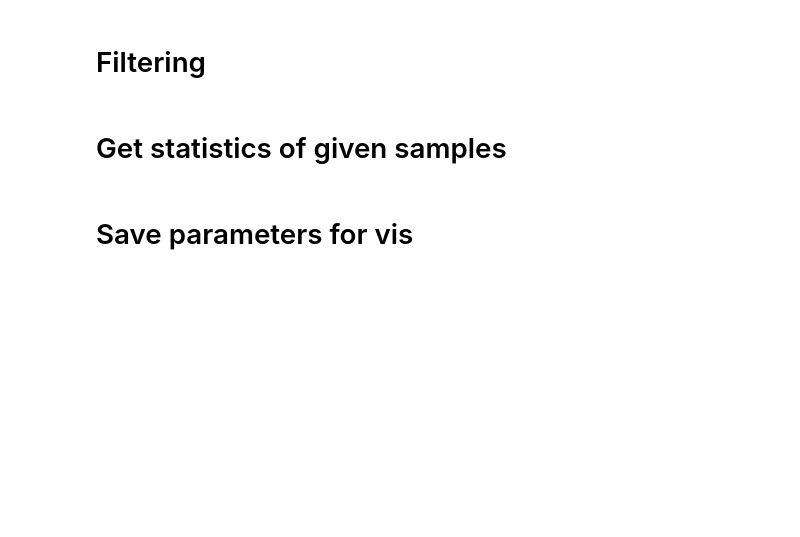
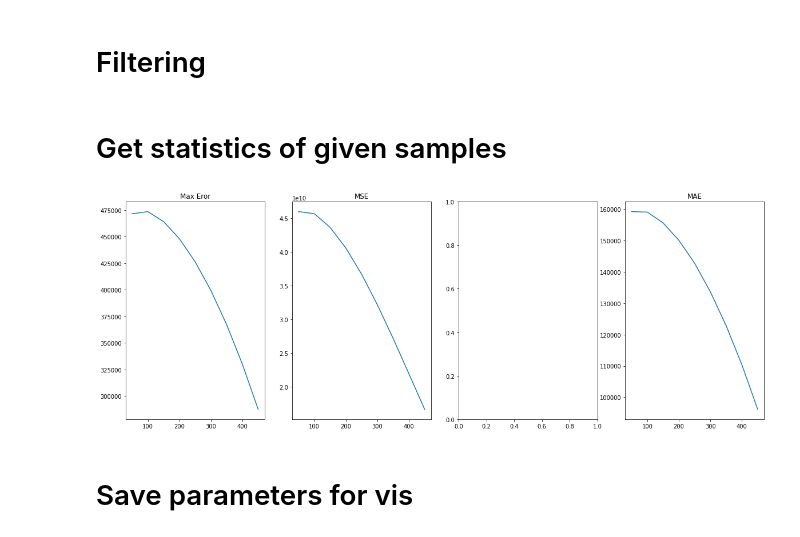
Before and after one commit to RobbieSoutham/SkinLearning, a Jupyter notebook: Notebooks/Parameters.ipynb, the cells around one changed output. Cells and saved outputs as stored; diff of their text form; code cells hidden in the pictures; blank space fills up the shorter version.

```diff
--- a/Notebooks/Parameters.ipynb
+++ b/Notebooks/Parameters.ipynb
@@ -187,3 +168,7 @@ def getStats(signalFolder, sampleFile):
+# %%
+getStats("D:/SamplingResults2", "../Data/newSamples.pkl")
+# %% [output]
+[figure, added]
 # %%
 def getStat(runs):
     with open(f"samples.pkl", "rb") as f:
```
Also changed, not shown: parts of 5 cells of this notebook, 6 other files.
